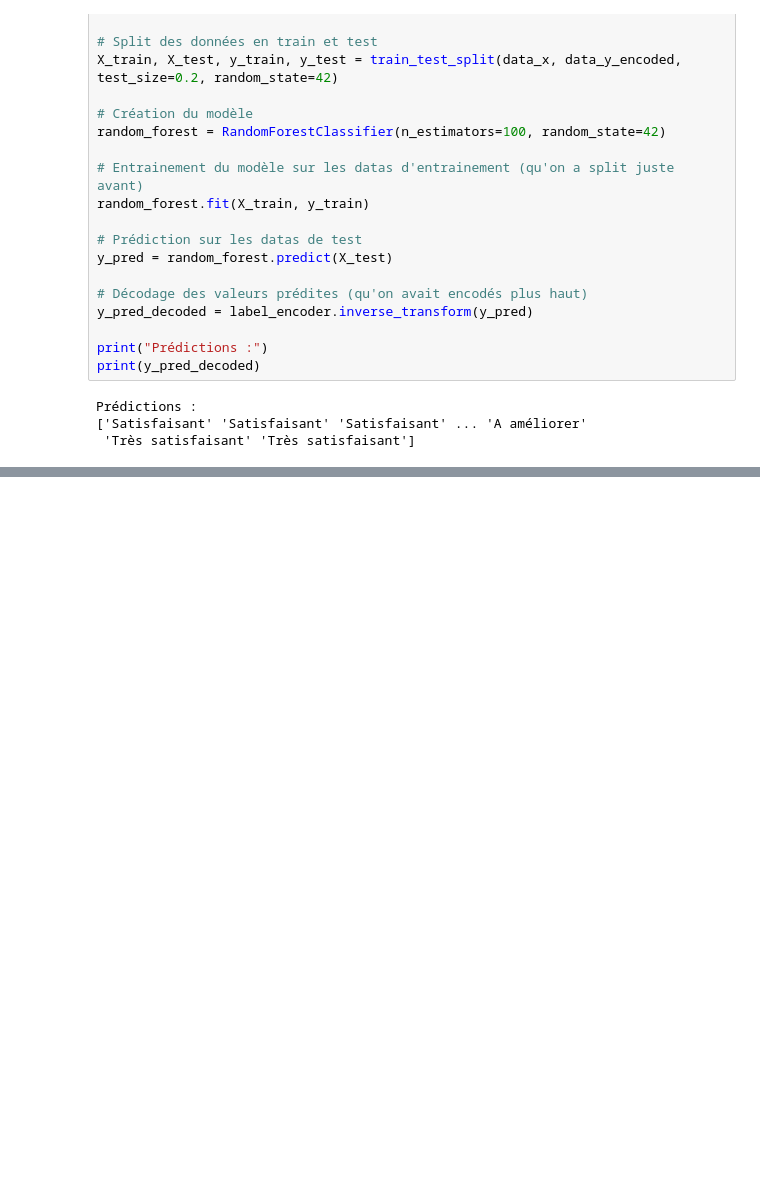
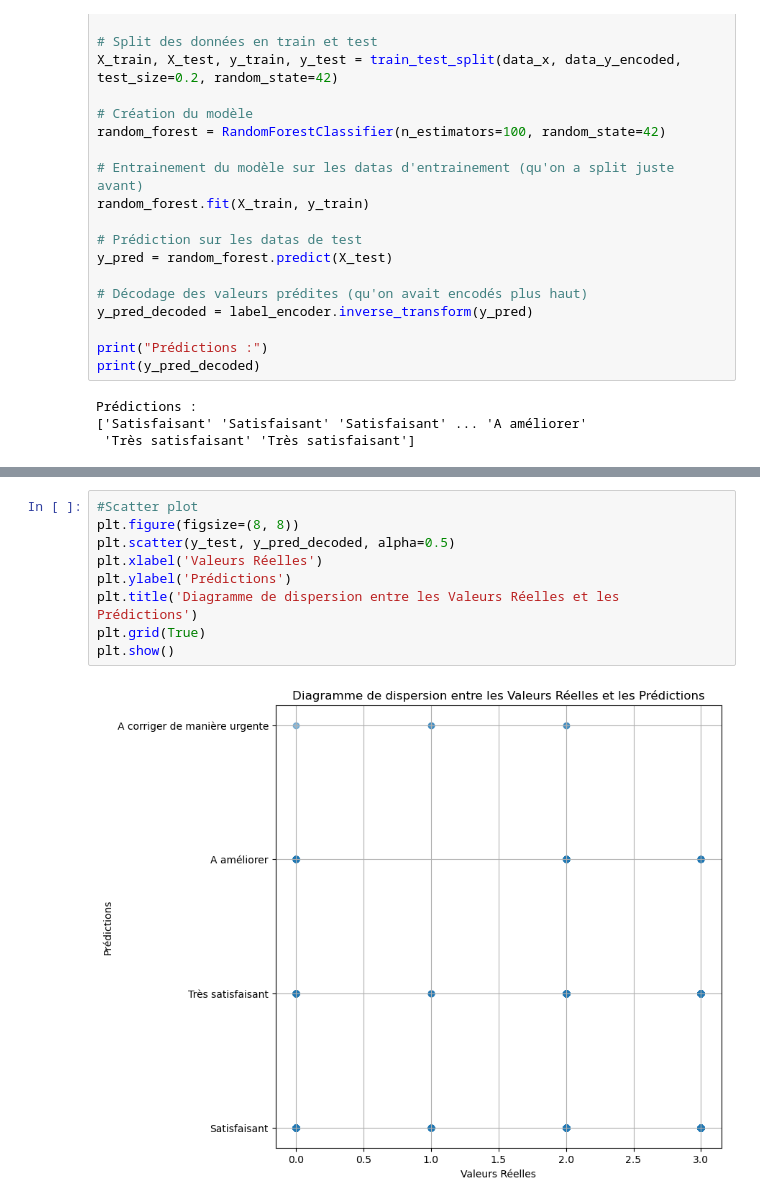
Before and after one commit to qm-h/Epsi_atelierComposantMetier, a Jupyter notebook: prediction.ipynb, the cells around one changed output, grey strips where cells are left out. Saved outputs shown, nothing was run; the diff lists cells and outputs as text; blank space fills up the shorter version.

```diff
--- a/prediction.ipynb
+++ b/prediction.ipynb
@@ -80,0 +102,11 @@ Prédictions :
+# %%
+#Scatter plot
+plt.figure(figsize=(8, 8))
+plt.scatter(y_test, y_pred_decoded, alpha=0.5)
+plt.xlabel('Valeurs Réelles')
+plt.ylabel('Prédictions')
+plt.title('Diagramme de dispersion entre les Valeurs Réelles et les Prédictions')
+plt.grid(True)
+plt.show()
+# %% [output]
+[figure, added]
```
Also changed, not shown: parts of 2 cells of this notebook.
